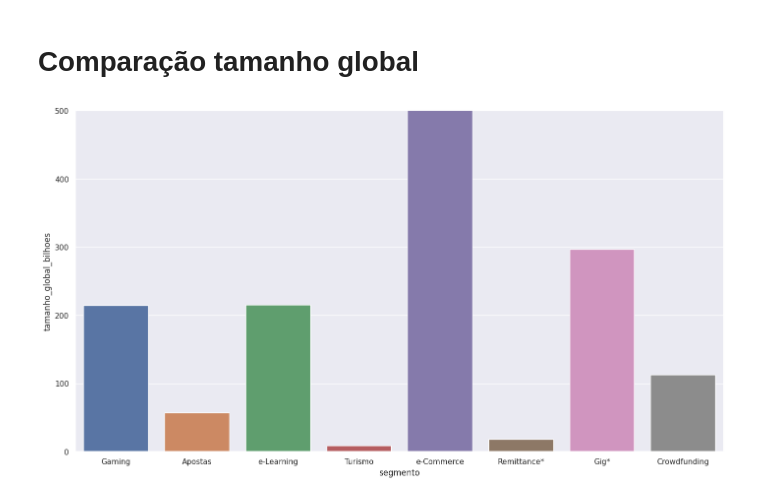
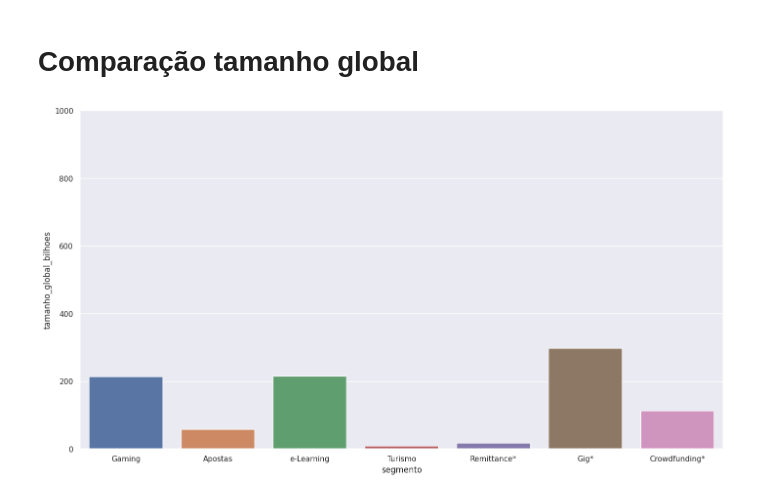
Before and after one commit to vitorsouton/estudo_mercado, a Jupyter notebook: notebooks/Tabelas.ipynb, the cells around one changed output. Drawn from its saved outputs; the diff is of its cells as text; code cells hidden in the pictures.

```diff
--- a/notebooks/Tabelas.ipynb
+++ b/notebooks/Tabelas.ipynb
@@ -7,4 +7,5 @@ sns.set(rc={'figure.figsize':(17, 9)})
 # %%
 df = pd.read_csv('../data/dados_preliminares.csv', )
 # %%
-df
+df_ecommerce = df.iloc[4:7]
+df.drop([4, 5, 6], inplace=True)
@@ -21,7 +12,7 @@ df
 # %% [markdown]
 # Comparação tamanho global
 # %%
-graph = sns.barplot(x=df['segmento'], y=df['tamanho_global_bilhoes'])
-graph.set(ylim=(0, 500));
+global_ = sns.barplot(x=df['segmento'], y=df['tamanho_global_bilhoes'])
+global_.set(ylim=(0, 1000));
 # %% [output]
-[figure, old version]
+[figure, new version]
```
Also changed, not shown: parts of 17 cells of this notebook, 1 other file.
